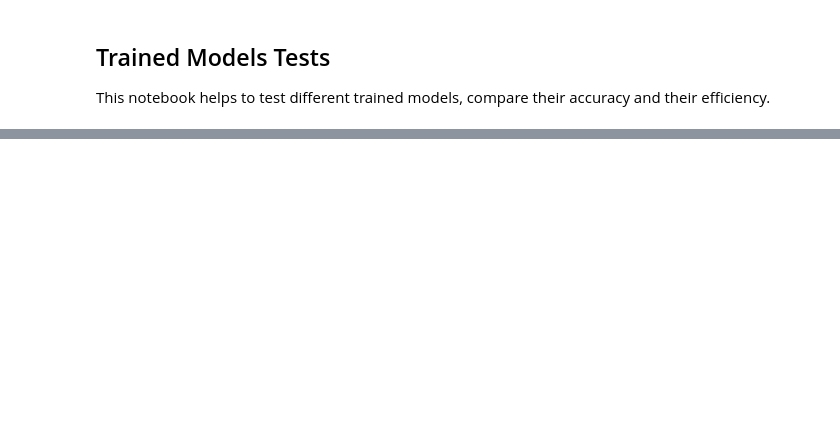
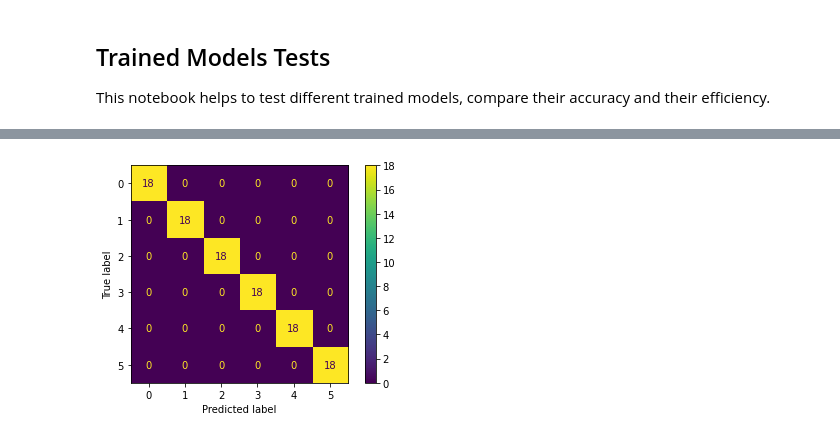
Before and after one commit to Henryk07/ESP3201_Project, a Jupyter notebook: model_test.ipynb, the cells around one changed output, grey strips where cells are left out. Saved outputs shown, nothing was run; the diff lists cells and outputs as text; code cells hidden in the pictures; blank space fills up the shorter version.

```diff
--- a/model_test.ipynb
+++ b/model_test.ipynb
@@ -15,6 +19,17 @@ from tensorflow import keras
 # %%
 # Model test function
 # This function takes in argument a saved model and a batch of images to be predicted from a directory
+class estimator:
+    _estimator_type = ''
+    classes_=[]
+    def __init__(self, model, classes):
+        self.model = model
+        self._estimator_type = 'classifier'
+        self.classes_ = classes
+    def predict(self, X):
+        y_prob= self.model.predict(X)
+        y_pred = y_prob.argmax(axis=1)
+        return y_pred
 
 def modeltest(model,datatest):
 
@@ -33,7 +48,19 @@ def modeltest(model,datatest):
     for i,clas in enumerate(classes) :
         print(f"Image {i} || Predicted Disease : "+dict[clas] +" || True Disease : "+dict[labels_brut[i]])
 
-    #print(tf.math.confusion_matrix([0,1,2,3,4,5],prediction)) CONFUSION MATRIX BETWEEN 0 AND 1, see NN_firstresult_withfulldata
+
+def confusionmatrix(model,datatest):
+    predata = datatest.unbatch()
+    labels = list(predata.map(lambda x, y: y))
+    labels_brut=[]
+
+    for i in range(len(labels)): # gets the list of the predicted label for each image
+        labels_brut.append(tf.get_static_value(labels[i]))
+
+    prediction = model.predict(datatest)
+
+    classifier = estimator(model, ["F","M","N","Q","S","V"])
+    plot_confusion_matrix(estimator=classifier, X=datatest, y_true=labels_brut)
 # %% [markdown]
 ### Model 1 ###
 
@@ -43,7 +81,9 @@ def modeltest(model,datatest):
 
 model1 = tf.keras.models.load_model('model/model_20E_fulldata.h5')
 
-simpledata=tf.keras.utils.image_dataset_from_directory("S_prediction_datas_labels",shuffle=False)
+hugedata=tf.keras.utils.image_dataset_from_directory("Small_dataset/S_training_datas_labels",shuffle=False)
+predictdata=tf.keras.utils.image_dataset_from_directory("Small_dataset/S_prediction_datas_labels",shuffle=False)
 
-modeltest(model1,simpledata)
+modeltest(model1,predictdata)
+confusionmatrix(model1,hugedata)
 # %% [output]
@@ -57,0 +101 @@ Image 5 || Predicted Disease : V || True Disease : V
+[figure, added]
```
Also changed, not shown: parts of 8 cells of this notebook, 3 other files.
